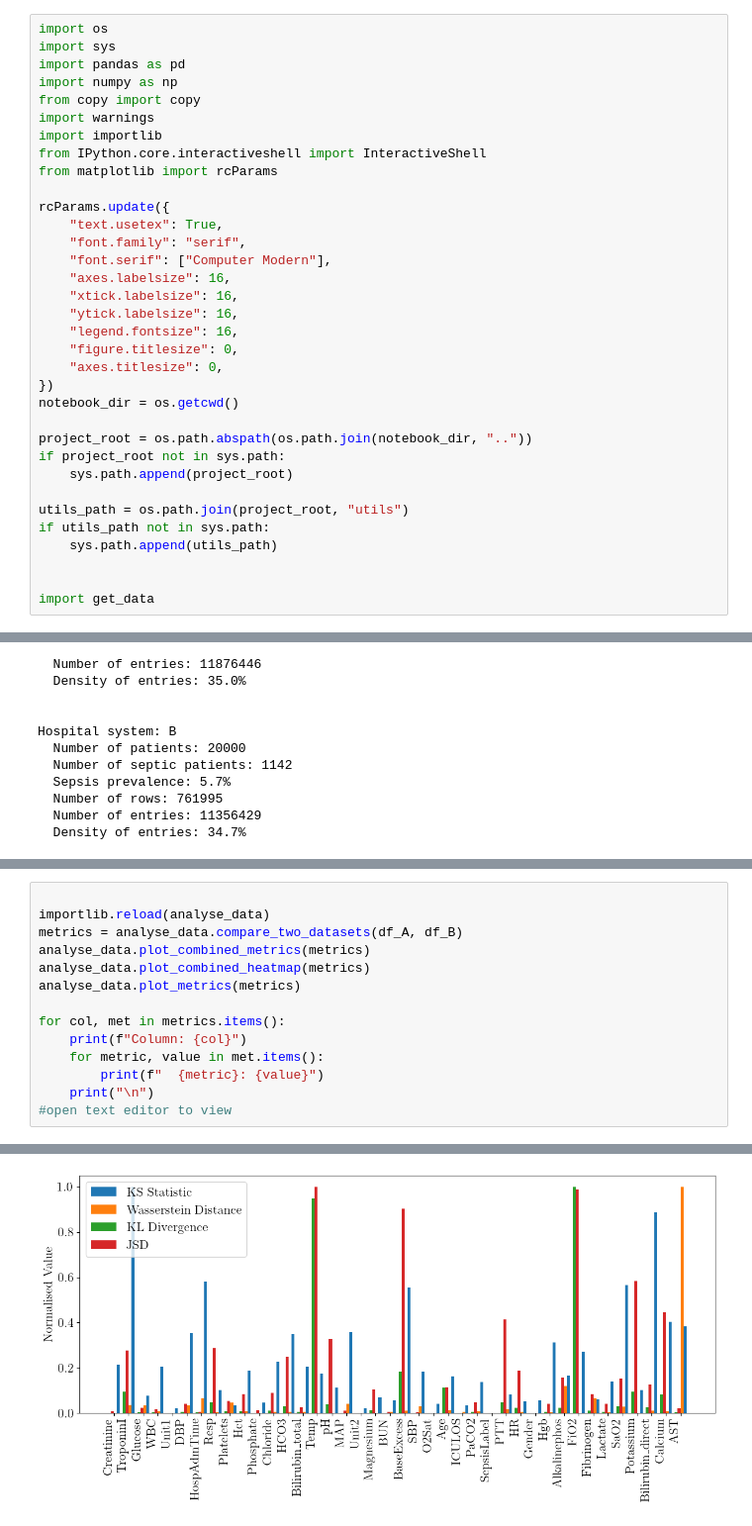
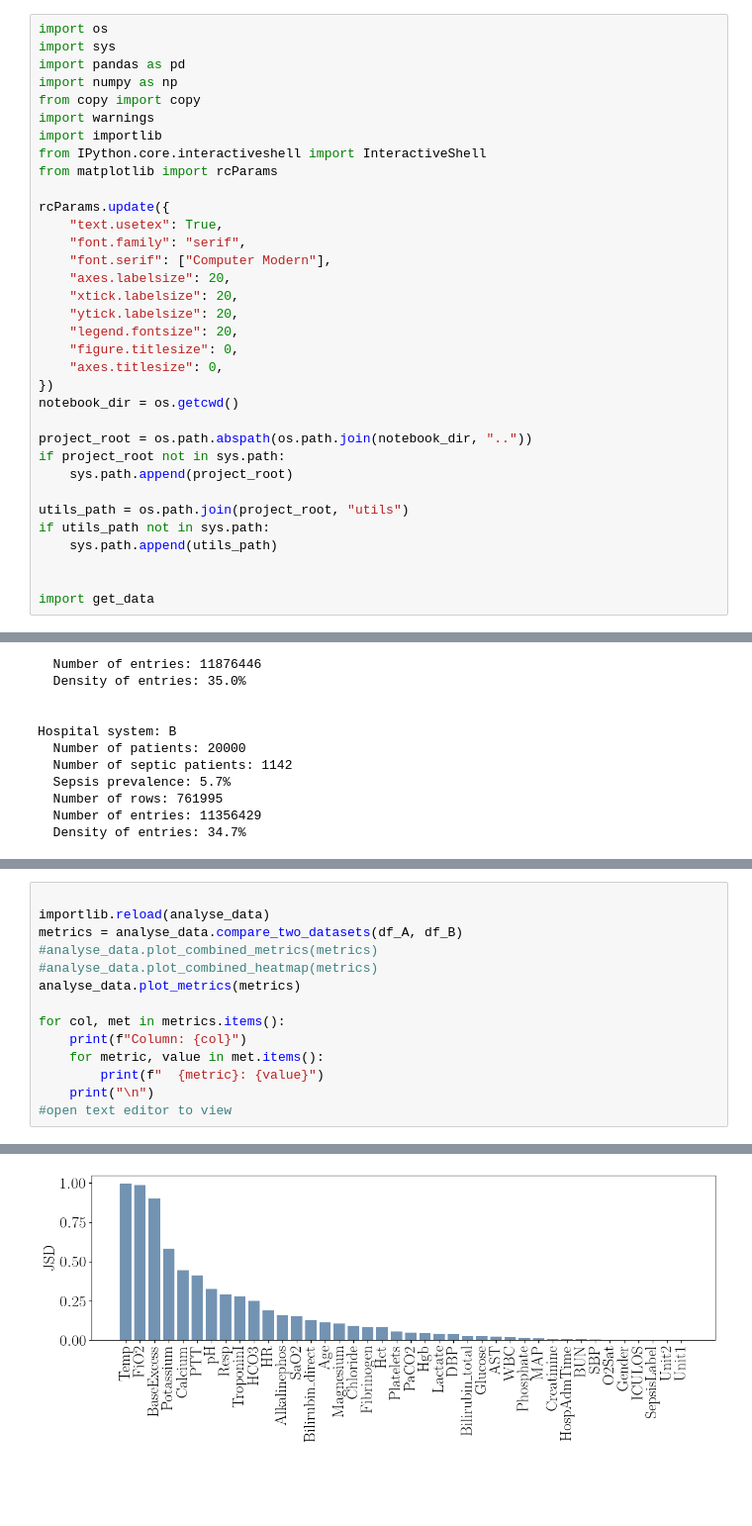
Before and after one commit to damianstone/dl-sepsis-prediction, a Jupyter notebook: data_exploration/data_exploration.ipynb, the cells around one changed output, grey strips where cells are left out. Shown at 99% size. Saved outputs shown, nothing was run; the diff lists cells and outputs as text; blank space fills up the shorter version.

Commit message:
added images

```diff
--- a/data_exploration/data_exploration.ipynb
+++ b/data_exploration/data_exploration.ipynb
@@ -13,10 +13,10 @@ rcParams.update({
     "text.usetex": True,
     "font.family": "serif",
     "font.serif": ["Computer Modern"],
-    "axes.labelsize": 16,
-    "xtick.labelsize": 16,
-    "ytick.labelsize": 16,
-    "legend.fontsize": 16,
+    "axes.labelsize": 20,
+    "xtick.labelsize": 20,
+    "ytick.labelsize": 20,
+    "legend.fontsize": 20,
     "figure.titlesize": 0,
     "axes.titlesize": 0,
 })
@@ -86,8 +86,8 @@ analyse_data.nullCols(combined_df)
 
 importlib.reload(analyse_data)
 metrics = analyse_data.compare_two_datasets(df_A, df_B)
-analyse_data.plot_combined_metrics(metrics)
-analyse_data.plot_combined_heatmap(metrics)
+#analyse_data.plot_combined_metrics(metrics)
+#analyse_data.plot_combined_heatmap(metrics)
 analyse_data.plot_metrics(metrics)
 
 for col, met in metrics.items():
@@ -100 +117 @@ for col, met in metrics.items():
-[figure, old version]
+[figure, new version]
```
Also changed, not shown: parts of 3 cells of this notebook, 8 other files.
